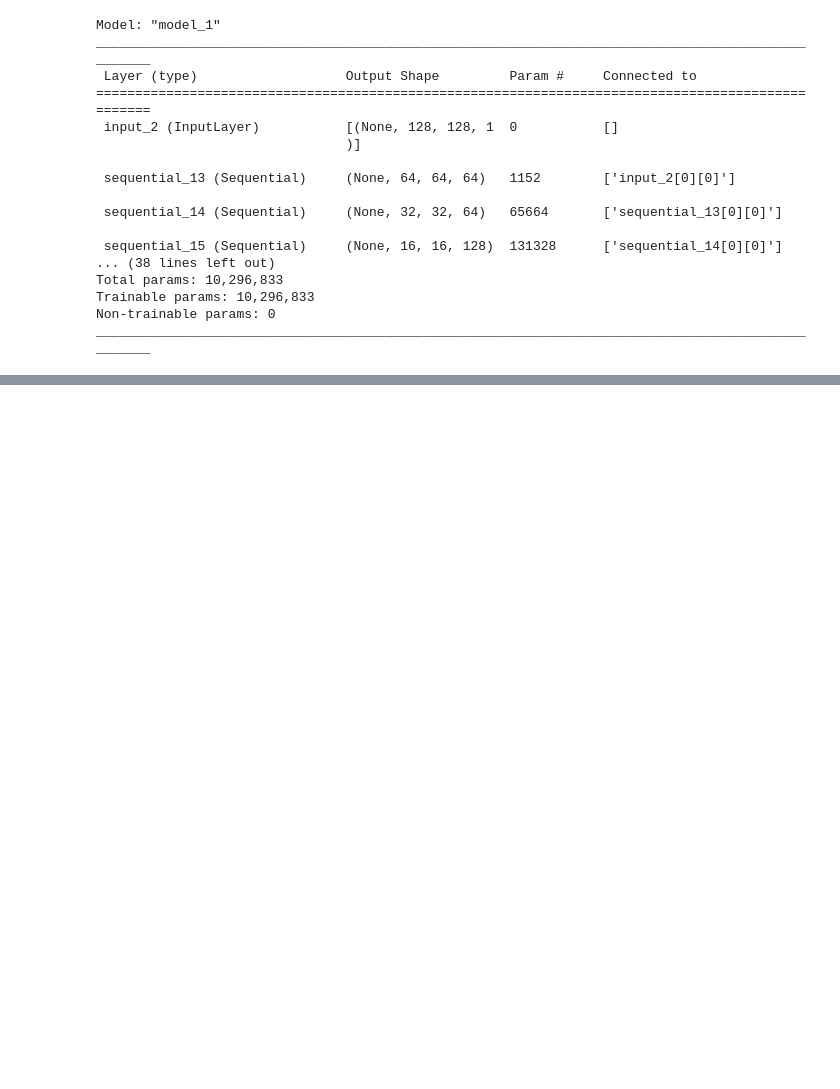
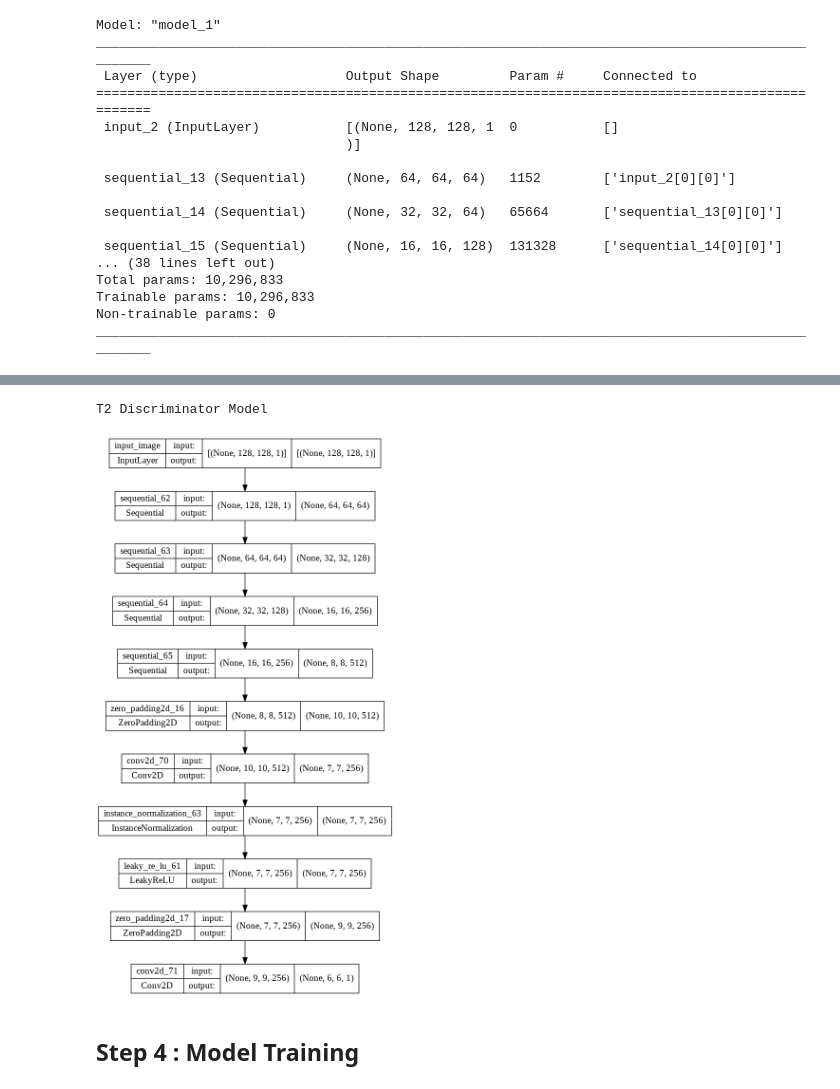
Before and after one commit to chaitsugale/Style-Transfer-using-CycleGAN, a Jupyter notebook: Style_Transfer_MR1_T1_T2_Cyclic_GAN_Capstone_Project_Chaitanya.ipynb, the cells around one changed output, grey strips where cells are left out. Drawn from its saved outputs; the diff is of its cells as text; code cells hidden in the pictures; blank space fills up the shorter version.

```diff
--- a/Style_Transfer_MR1_T1_T2_Cyclic_GAN_Capstone_Project_Chaitanya.ipynb
+++ b/Style_Transfer_MR1_T1_T2_Cyclic_GAN_Capstone_Project_Chaitanya.ipynb
@@ -574,0 +680,9 @@ T2 Generator Model
+# %%
+print('T2 Discriminator Model')
+
+plot_model(discriminator_t2,show_shapes = True,show_layer_names = True)
+# %% [output]
+T2 Discriminator Model
+[figure, added]
+# %% [markdown]
+## Step 4 : Model Training
```
Also changed, not shown: parts of 13 cells of this notebook.
